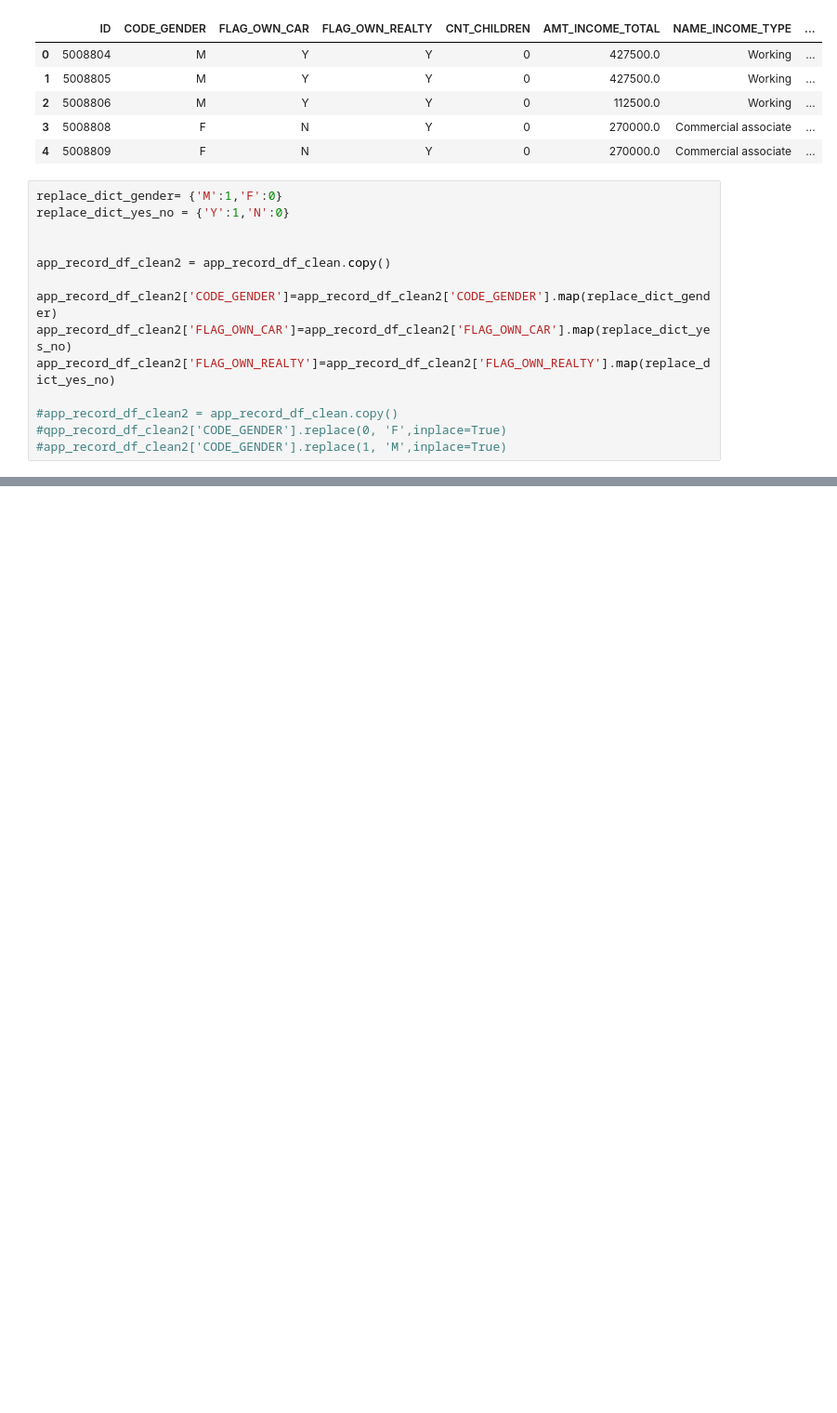
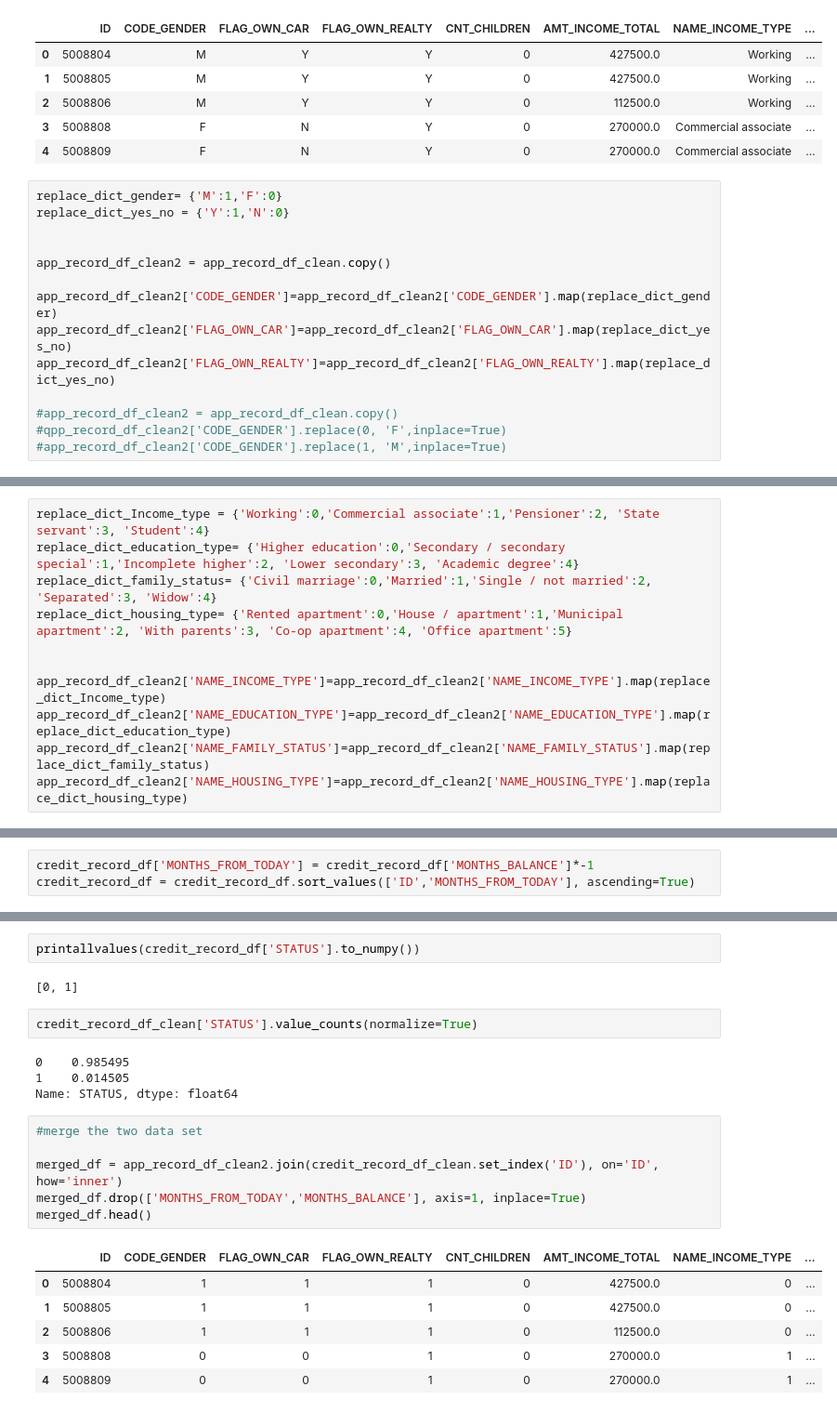
Before and after one commit to scottieyukc/UCDPA_SCOTTIEYU, a Jupyter notebook: Project.ipynb, the cells around one changed output, grey strips where cells are left out. Shown: that part at 93% size. Drawn from its saved outputs; the diff is of its cells as text; blank space fills up the shorter version.

```diff
--- a/Project.ipynb
+++ b/Project.ipynb
@@ -208,0 +247,11 @@ app_record_df_clean2.head()
+# %%
+replace_dict_Income_type = {'Working':0,'Commercial associate':1,'Pensioner':2, 'State servant':3, 'Student':4}
+replace_dict_education_type= {'Higher education':0,'Secondary / secondary special':1,'Incomplete higher':2, 'Lower secondary':3, 'Academic degree':4}
+replace_dict_family_status= {'Civil marriage':0,'Married':1,'Single / not married':2, 'Separated':3, 'Widow':4}
+replace_dict_housing_type= {'Rented apartment':0,'House / apartment':1,'Municipal apartment':2, 'With parents':3, 'Co-op apartment':4, 'Office apartment':5}
+
+
+app_record_df_clean2['NAME_INCOME_TYPE']=app_record_df_clean2['NAME_INCOME_TYPE'].map(replace_dict_Income_type)
+app_record_df_clean2['NAME_EDUCATION_TYPE']=app_record_df_clean2['NAME_EDUCATION_TYPE'].map(replace_dict_education_type)
+app_record_df_clean2['NAME_FAMILY_STATUS']=app_record_df_clean2['NAME_FAMILY_STATUS'].map(replace_dict_family_status)
+app_record_df_clean2['NAME_HOUSING_TYPE']=app_record_df_clean2['NAME_HOUSING_TYPE'].map(replace_dict_housing_type)
@@ -208,0 +296,3 @@ app_record_df_clean2.head()
+# %%
+credit_record_df['MONTHS_FROM_TODAY'] = credit_record_df['MONTHS_BALANCE']*-1
+credit_record_df = credit_record_df.sort_values(['ID','MONTHS_FROM_TODAY'], ascending=True)
@@ -208,0 +325,23 @@ app_record_df_clean2.head()
+# %%
+printallvalues(credit_record_df['STATUS'].to_numpy())
+# %% [output]
+[0, 1]
+# %%
+credit_record_df_clean['STATUS'].value_counts(normalize=True)
+# %% [output]
+0    0.985495
+1    0.014505
+Name: STATUS, dtype: float64
+# %%
+#merge the two data set
+
+merged_df = app_record_df_clean2.join(credit_record_df_clean.set_index('ID'), on='ID', how='inner')
+merged_df.drop(['MONTHS_FROM_TODAY','MONTHS_BALANCE'], axis=1, inplace=True)
+merged_df.head()
+# %% [output]
+|  | ID | CODE_GENDER | FLAG_OWN_CAR | FLAG_OWN_REALTY | CNT_CHILDREN | AMT_INCOME_TOTAL | NAME_INCOME_TYPE | ... |
+| 0 | 5008804 | 1 | 1 | 1 | 0 | 427500.0 | 0 | ... |
+| 1 | 5008805 | 1 | 1 | 1 | 0 | 427500.0 | 0 | ... |
+| 2 | 5008806 | 1 | 1 | 1 | 0 | 112500.0 | 0 | ... |
+| 3 | 5008808 | 0 | 0 | 1 | 0 | 270000.0 | 1 | ... |
+| 4 | 5008809 | 0 | 0 | 1 | 0 | 270000.0 | 1 | ... |
```
Also changed, not shown: parts of 40 cells of this notebook.
